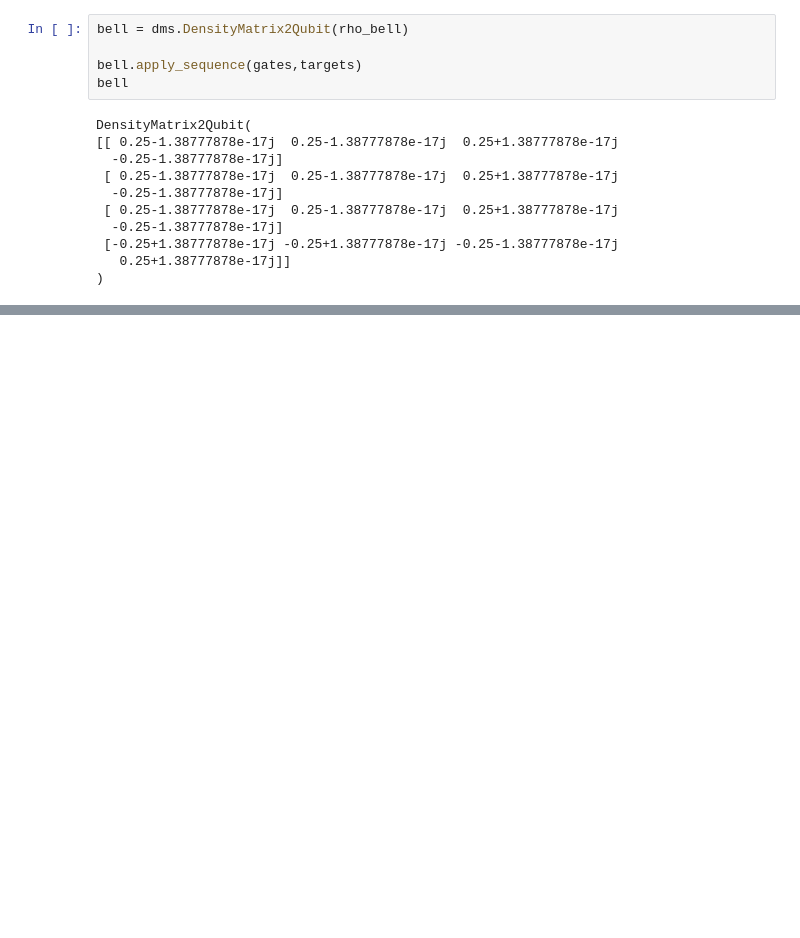
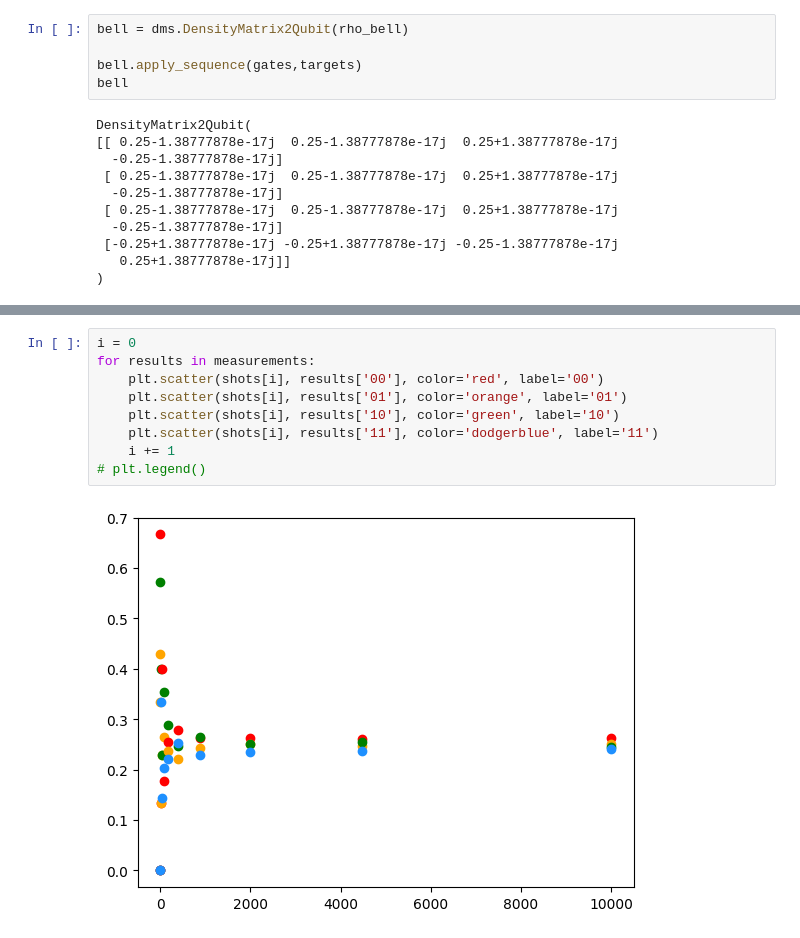
Before and after one commit to QC2-python-SE/cubeit, a Jupyter notebook: testing_DM_class.ipynb, the cells around one changed output, grey strips where cells are left out. Drawn from its saved outputs; the diff is of its cells as text; blank space fills up the shorter version.

```diff
--- a/testing_DM_class.ipynb
+++ b/testing_DM_class.ipynb
@@ -159,0 +183,11 @@ array(DensityMatrix2Qubit(
+# %%
+i = 0
+for results in measurements:
+    plt.scatter(shots[i], results['00'], color='red', label='00')
+    plt.scatter(shots[i], results['01'], color='orange', label='01')
+    plt.scatter(shots[i], results['10'], color='green', label='10')
+    plt.scatter(shots[i], results['11'], color='dodgerblue', label='11')
+    i += 1
+# plt.legend()
+# %% [output]
+[figure, added]
```
Also changed, not shown: parts of 27 cells of this notebook, 1 other file.
